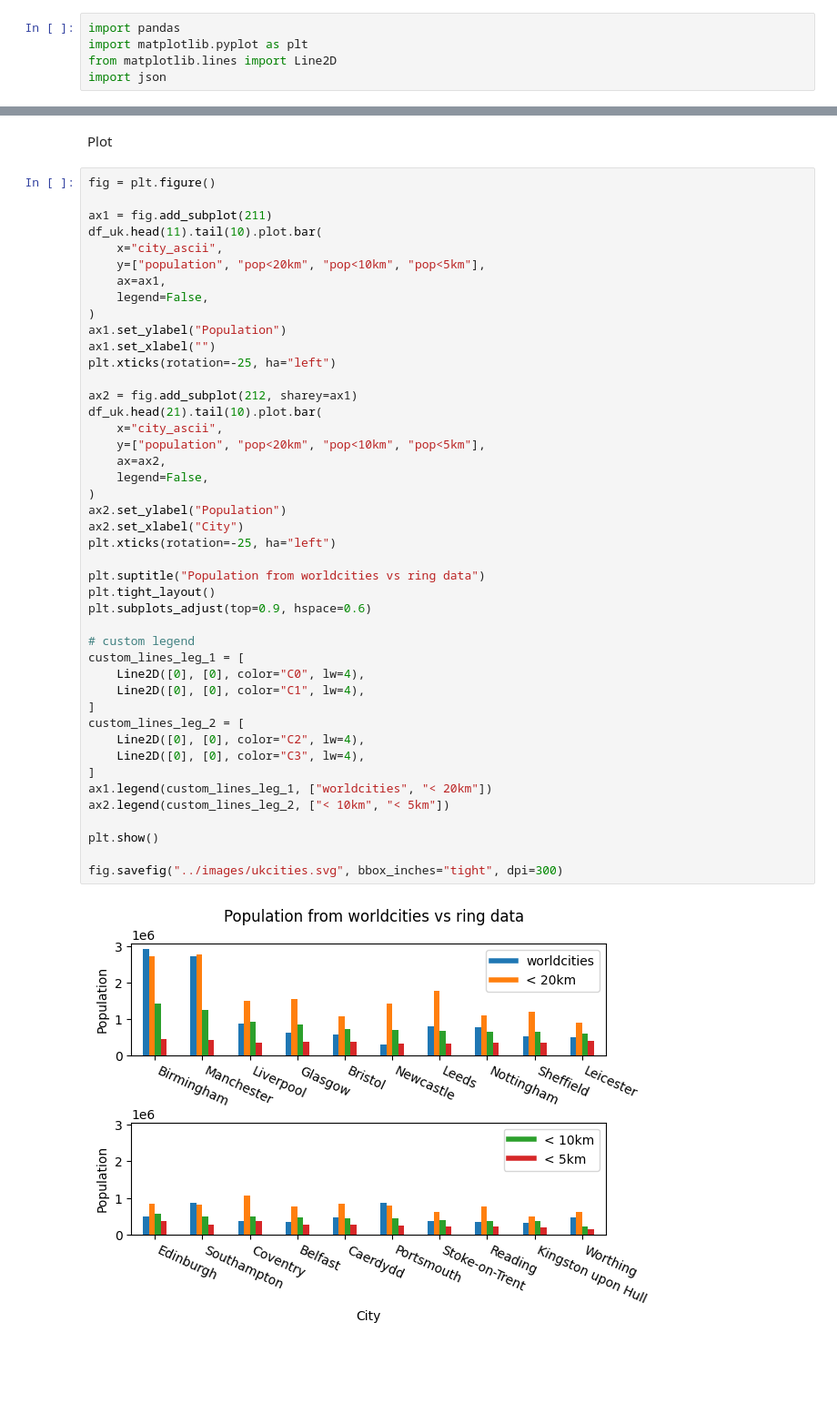
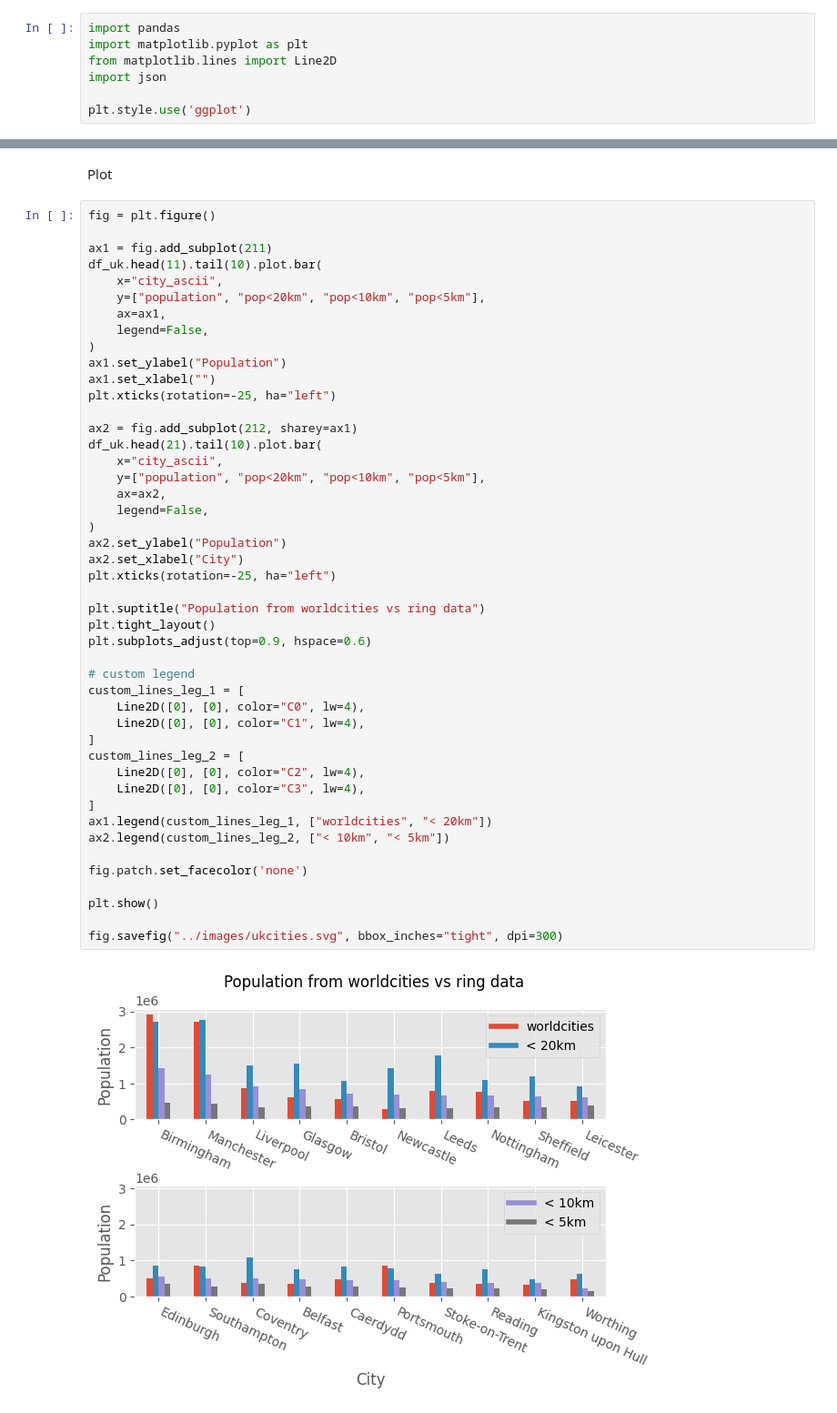
Before and after one commit to alifeee/blogtest, a Jupyter notebook: ring-populations/data/ukcities.ipynb, the cells around one changed output, grey strips where cells are left out. Shown at 91% size. Cells and saved outputs as stored; diff of their text form; blank space fills up the shorter version.

```diff
--- a/ring-populations/data/ukcities.ipynb
+++ b/ring-populations/data/ukcities.ipynb
@@ -7,6 +7,8 @@ import pandas
 import matplotlib.pyplot as plt
 from matplotlib.lines import Line2D
 import json
+
+plt.style.use('ggplot')
 # %% [markdown]
 Get cities data from worldcities
 # %%
@@ -76,31 +78,33 @@ ax2 = fig.add_subplot(212, sharey=ax1)
 df_uk.head(21).tail(10).plot.bar(
     x="city_ascii",
     y=["population", "pop<20km", "pop<10km", "pop<5km"],
     ax=ax2,
     legend=False,
 )
 ax2.set_ylabel("Population")
 ax2.set_xlabel("City")
 plt.xticks(rotation=-25, ha="left")
 
 plt.suptitle("Population from worldcities vs ring data")
 plt.tight_layout()
 plt.subplots_adjust(top=0.9, hspace=0.6)
 
 # custom legend
 custom_lines_leg_1 = [
     Line2D([0], [0], color="C0", lw=4),
     Line2D([0], [0], color="C1", lw=4),
 ]
 custom_lines_leg_2 = [
     Line2D([0], [0], color="C2", lw=4),
     Line2D([0], [0], color="C3", lw=4),
 ]
 ax1.legend(custom_lines_leg_1, ["worldcities", "< 20km"])
 ax2.legend(custom_lines_leg_2, ["< 10km", "< 5km"])
 
+fig.patch.set_facecolor('none')
+
 plt.show()
 
 fig.savefig("../images/ukcities.svg", bbox_inches="tight", dpi=300)
 # %% [output]
-[figure, old version]
+[figure, new version]
```
Also changed, not shown: 6 other files.
